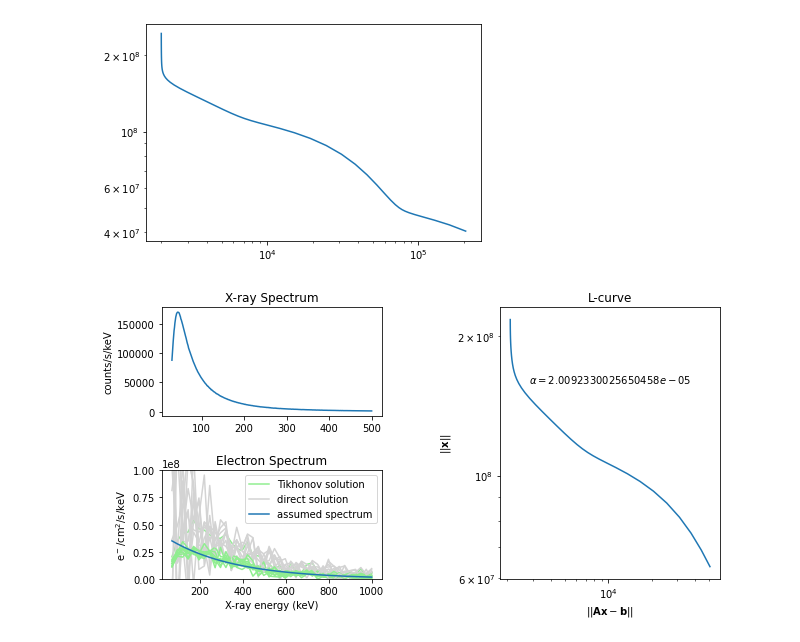
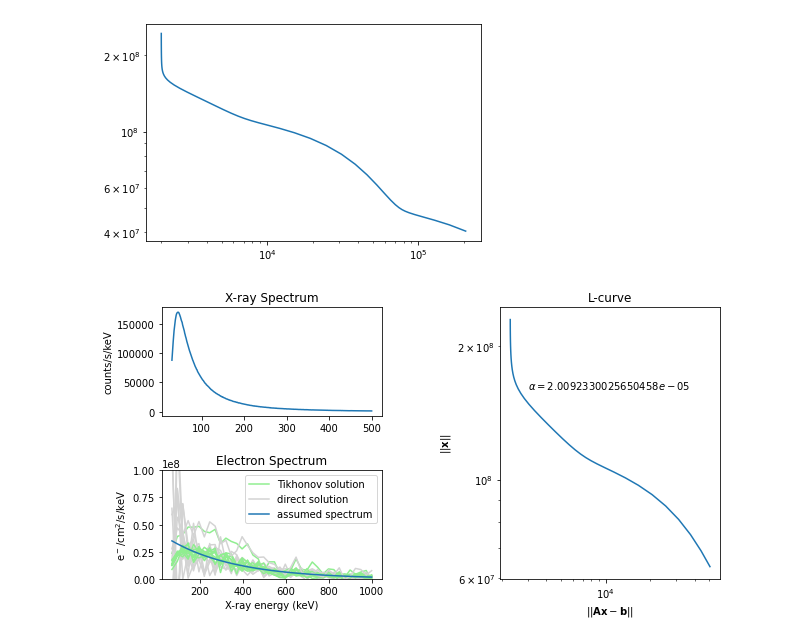
Before and after one commit to mrpatrick1991/thesis, a Jupyter notebook: figures/chapter_4/l-curve-example/Untitled.ipynb, the cells around one changed output. Cells and saved outputs as stored; diff of their text form; code cells hidden in the pictures.

Commit message:
fixed /2 error in figures

```diff
--- a/figures/chapter_4/l-curve-example/Untitled.ipynb
+++ b/figures/chapter_4/l-curve-example/Untitled.ipynb
@@ -186,32 +186,32 @@ ax2.set_title('Electron Spectrum')
 
 
 
 ax2.plot(espace,sol, label='Tikhonov solution', color='lightgreen')
 
 for i in range(1,10):
     x, e = ex(300,0,1000,1e10)
-    ax2.plot(espace, np.matmul(np.linalg.pinv(R), x),color='lightgrey')
+    ax2.plot(espace, np.matmul(np.linalg.pinv(R), x/2),color='lightgrey')
 
 for i in range(1,10):
     x, e = ex(300,0,1000,1e10)
     sol = tk(R,L0,1e-5,x,False)[0]
     ax2.plot(espace,sol/2, color='lightgreen')
 
 ax2.plot(espace,sol, label='direct solution', color='lightgrey')
 
 
 ax2.plot(espace,e, label='assumed spectrum')
 
 
 ax2.set_ylim([-1e3,1e8])
 
 ax2.set_xlabel('X-ray energy (keV)')
 ax3.set_title('L-curve')
 ax3.loglog(error, bias)
 ax3.set_ylabel('$||\mathbf{x} ||$')
 ax3.set_xlabel('$||\mathbf{A}\mathbf{x} - \mathbf{b}||$')
 ax3.annotate('$\\alpha = '+str(k[75])+'$', (error[75],bias[75]), textcoords='offset points', xytext=(10,0))
 ax2.legend()
 plt.savefig('fig.pdf')
 # %% [output]
-[figure, old version]
+[figure, new version]
```
Also changed, not shown: 2 other files.
